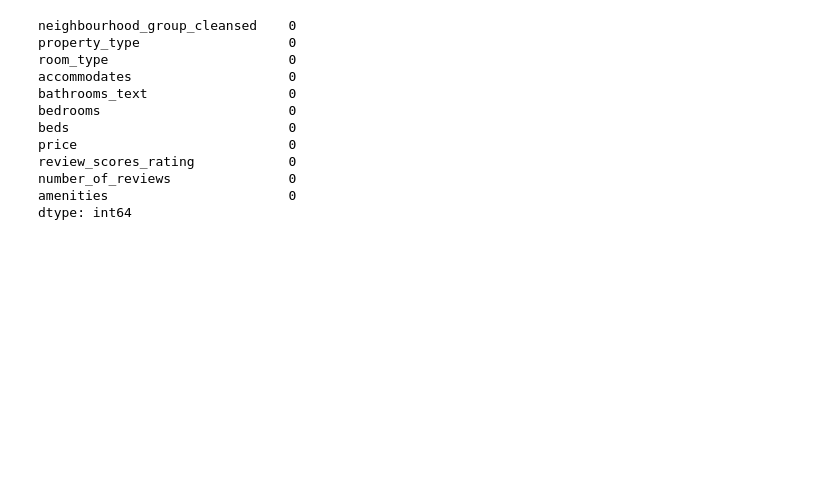
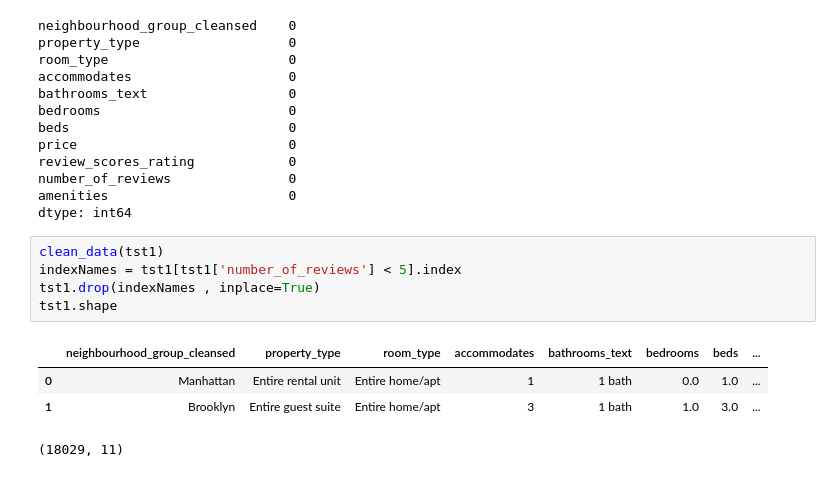
Before and after one commit to whitw/CAUBigdata, a Jupyter notebook: big-data-team-17-cau.ipynb, the cells around one changed output. Cells and saved outputs as stored; diff of their text form; blank space fills up the shorter version.

```diff
--- a/big-data-team-17-cau.ipynb
+++ b/big-data-team-17-cau.ipynb
@@ -709,3 +709,13 @@ review_scores_rating            0
 number_of_reviews               0
 amenities                       0
 dtype: int64
+# %%
+clean_data(tst1)
+indexNames = tst1[tst1['number_of_reviews'] < 5].index
+tst1.drop(indexNames , inplace=True)
+tst1.shape
+# %% [output]
+|  | neighbourhood_group_cleansed | property_type | room_type | accommodates | bathrooms_text | bedrooms | beds | ... |
+| 0 | Manhattan | Entire rental unit | Entire home/apt | 1 | 1 bath | 0.0 | 1.0 | ... |
+| 1 | Brooklyn | Entire guest suite | Entire home/apt | 3 | 1 bath | 1.0 | 3.0 | ... |
+(18029, 11)
```
Also changed, not shown: parts of 3 cells of this notebook.
